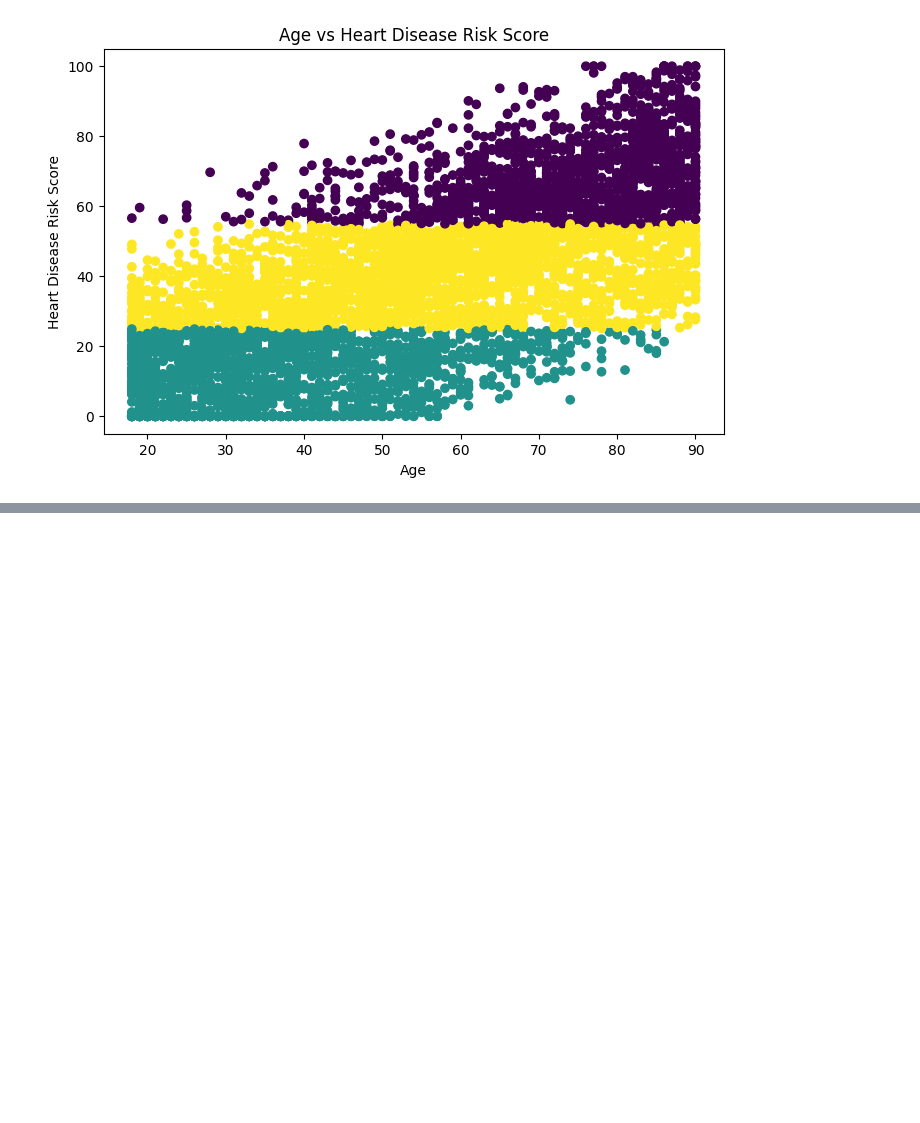
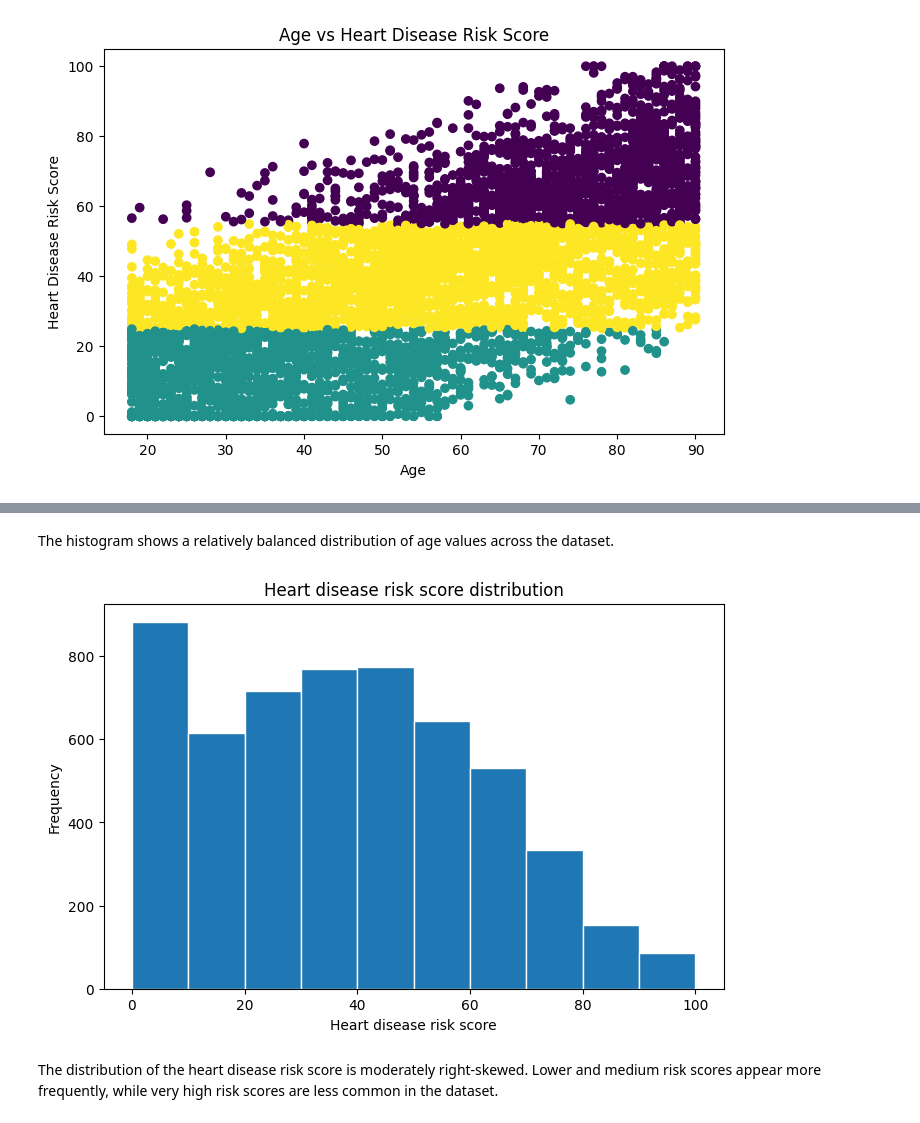
Before and after one commit to plamensve/ds_retake_exam_2026, a Jupyter notebook: notebooks/01_overview.ipynb, the cells around one changed output, grey strips where cells are left out. Cells and saved outputs as stored; diff of their text form; code cells hidden in the pictures; blank space fills up the shorter version.

```diff
--- a/notebooks/01_overview.ipynb
+++ b/notebooks/01_overview.ipynb
@@ -301,0 +319,16 @@ plt.show()
+# %% [markdown]
+The histogram shows a relatively balanced distribution of age values across the dataset.
+# %%
+plt.figure(figsize=(8,5))
+
+plt.hist(crd['heart_disease_risk_score'], bins=10, edgecolor='white')
+
+plt.xlabel('Heart disease risk score')
+plt.ylabel('Frequency')
+plt.title('Heart disease risk score distribution')
+
+plt.show()
+# %% [output]
+[figure, added]
+# %% [markdown]
+The distribution of the heart disease risk score is moderately right-skewed. Lower and medium risk scores appear more frequently, while very high risk scores are less common in the dataset.
```
Also changed, not shown: parts of 5 cells of this notebook.
